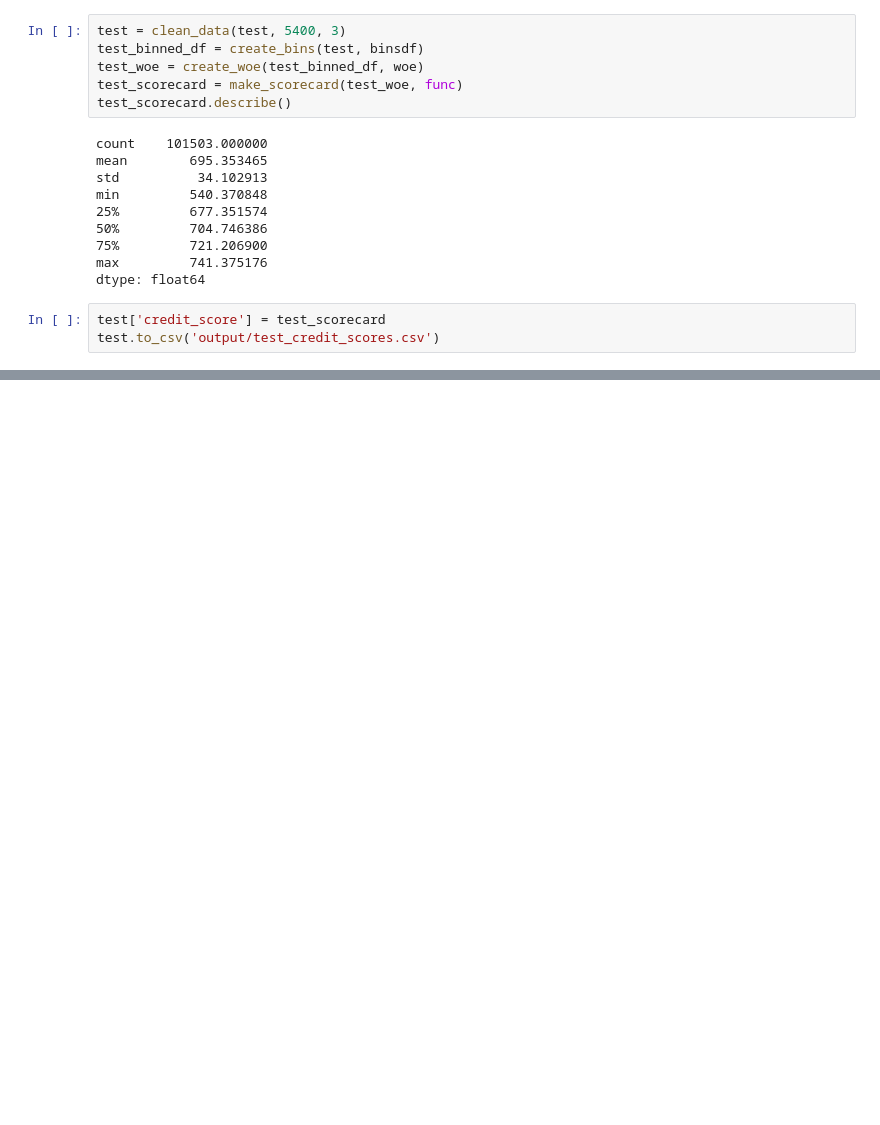
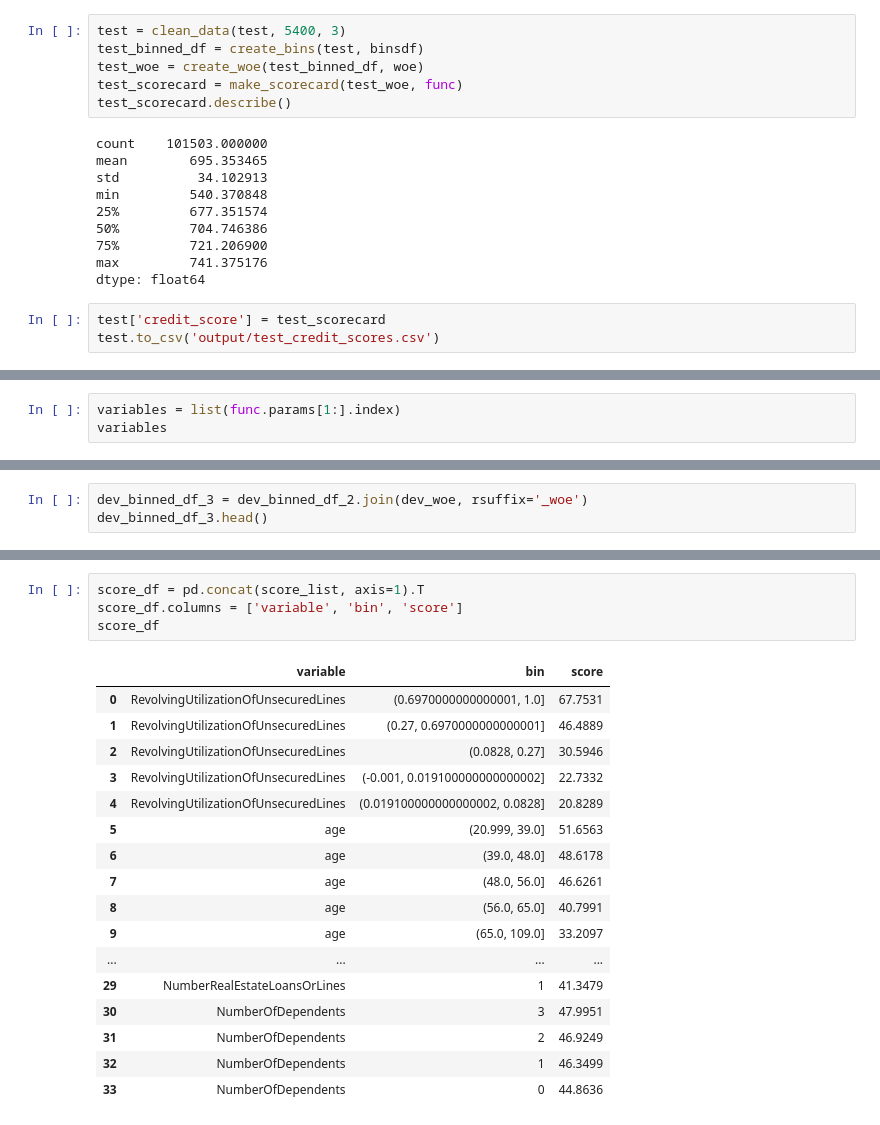
Before and after one commit to Pritishsingla/givemesomecredit, a Jupyter notebook: model.ipynb, the cells around one changed output, grey strips where cells are left out. Cells and saved outputs as stored; diff of their text form; blank space fills up the shorter version.

```diff
--- a/model.ipynb
+++ b/model.ipynb
@@ -355,0 +416,3 @@ test.to_csv('output/test_credit_scores.csv')
+# %%
+variables = list(func.params[1:].index)
+variables
@@ -355,0 +429,3 @@ test.to_csv('output/test_credit_scores.csv')
+# %%
+dev_binned_df_3 = dev_binned_df_2.join(dev_woe, rsuffix='_woe')
+dev_binned_df_3.head()
@@ -355,0 +457,22 @@ test.to_csv('output/test_credit_scores.csv')
+# %%
+score_df = pd.concat(score_list, axis=1).T
+score_df.columns = ['variable', 'bin', 'score']
+score_df
+# %% [output]
+|  | variable | bin | score |
+| 0 | RevolvingUtilizationOfUnsecuredLines | (0.6970000000000001, 1.0] | 67.7531 |
+| 1 | RevolvingUtilizationOfUnsecuredLines | (0.27, 0.6970000000000001] | 46.4889 |
+| 2 | RevolvingUtilizationOfUnsecuredLines | (0.0828, 0.27] | 30.5946 |
+| 3 | RevolvingUtilizationOfUnsecuredLines | (-0.001, 0.019100000000000002] | 22.7332 |
+| 4 | RevolvingUtilizationOfUnsecuredLines | (0.019100000000000002, 0.0828] | 20.8289 |
+| 5 | age | (20.999, 39.0] | 51.6563 |
+| 6 | age | (39.0, 48.0] | 48.6178 |
+| 7 | age | (48.0, 56.0] | 46.6261 |
+| 8 | age | (56.0, 65.0] | 40.7991 |
+| 9 | age | (65.0, 109.0] | 33.2097 |
+| ... | ... | ... | ... |
+| 29 | NumberRealEstateLoansOrLines | 1 | 41.3479 |
+| 30 | NumberOfDependents | 3 | 47.9951 |
+| 31 | NumberOfDependents | 2 | 46.9249 |
+| 32 | NumberOfDependents | 1 | 46.3499 |
+| 33 | NumberOfDependents | 0 | 44.8636 |
```
Also changed, not shown: parts of 20 cells of this notebook, 3 other files.
